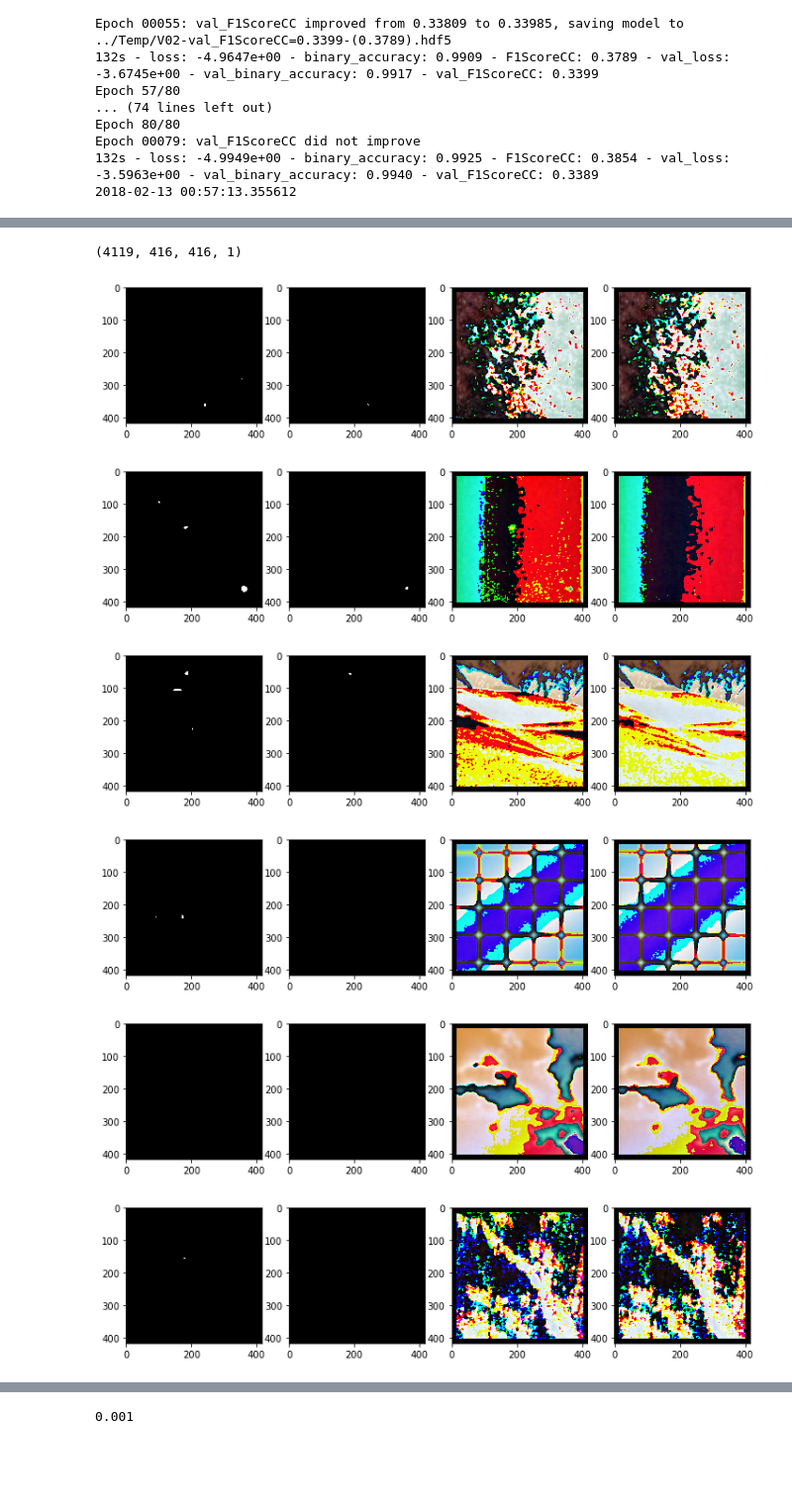
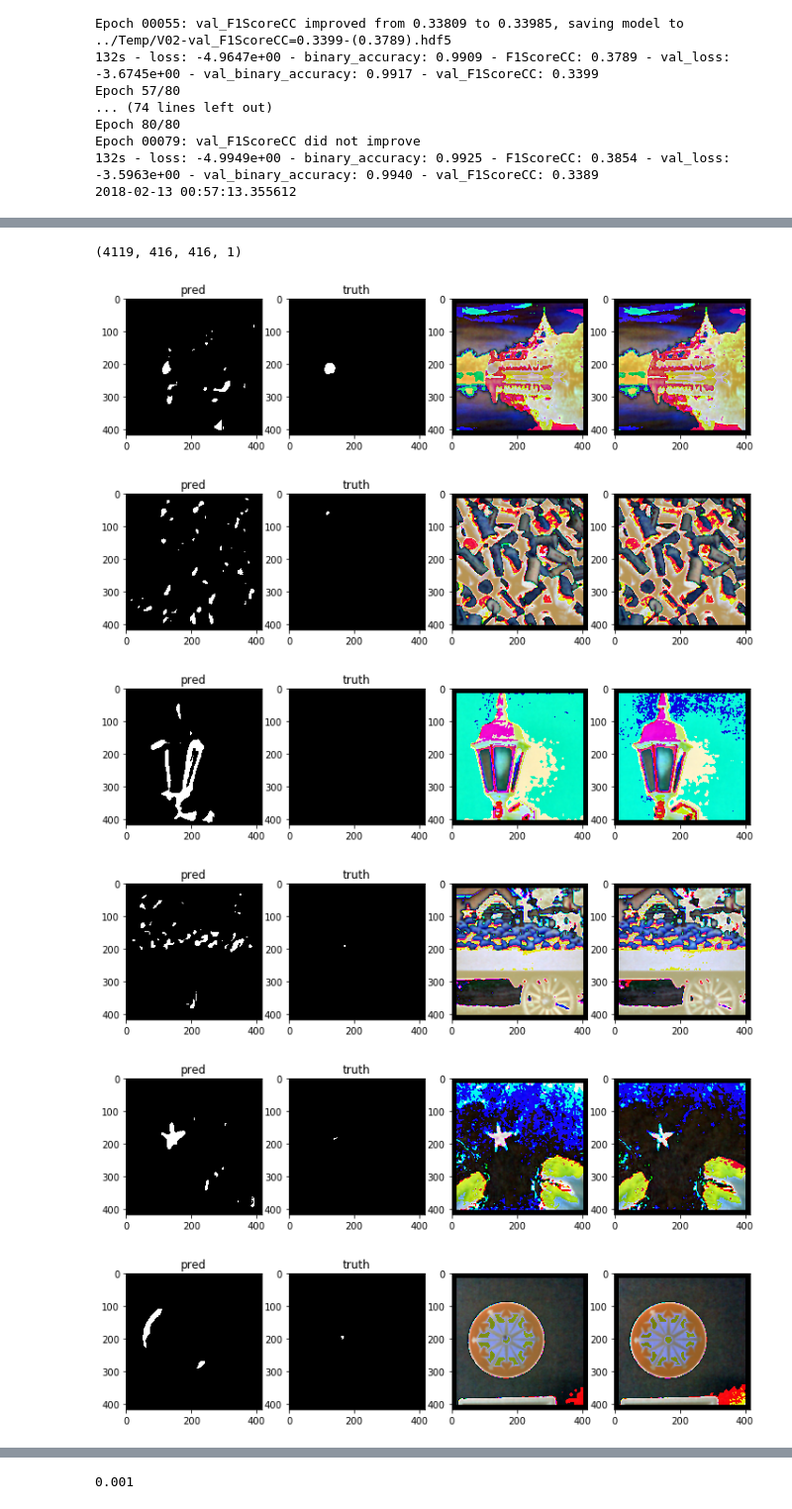
Before and after one commit to SorokinV/2018-TopCoder-Konika-Minolta, a Jupyter notebook: Jupyter/CM-V02-NET.ipynb, the cells around one changed output, grey strips where cells are left out. Shown at 99% size. Cells and saved outputs as stored; diff of their text form; code cells hidden in the pictures; blank space fills up the shorter version.

```diff
--- a/Jupyter/CM-V02-NET.ipynb
+++ b/Jupyter/CM-V02-NET.ipynb
@@ -645,10 +654,11 @@ def lossYf1 (truth,pred) :
     #return( - K.log(F1ScoreCC(truth,pred) ))
     return( 1.0 - F1ScorePP(truth,pred))
 # %%
+K.clear_session()
 model10 = mergeXX((416,416,3))
-model10.compile(loss='binary_crossentropy', #lossXf1, #'binary_crossentropy',
+model10.compile(loss=lossXf1, #'binary_crossentropy',
               optimizer='adam', #sgd, #"adam", #'rmsprop',
-              metrics=['binary_accuracy',F1ScoreCC]) #['binary_accuracy']) #[fbeta_pred]) #['accuracy',fbeta_pred]) #['accuracy'])
+              metrics=['binary_accuracy',f1scoreTF]) #['binary_accuracy']) #[fbeta_pred]) #['accuracy',fbeta_pred]) #['accuracy'])
 model10.summary()
 # %% [output]
 ____________________________________________________________________________________________________
@@ -724,7 +734,7 @@ Epoch 00079: val_F1ScoreCC did not improve
 # %%
 print(datetime.datetime.now())
 
-epochs     = 30 #60
+epochs     = 10 #60
 verbose    = 2
 batch_size = 6
 batch_size = 16
@@ -732,18 +742,18 @@ batch_size = 16
 #################################
 
 ''' Snapshot major parameters '''
-M            =  5    # number of snapshots
-nb_epoch = T = 30    # number of epochs
-alpha_zero   = 0.003 # initial learning rate
+M            =  14    # number of snapshots
+nb_epoch = T = 100    # number of epochs
+alpha_zero   = 0.001 # initial learning rate
 
 snapshot = SnapshotCallbackBuilder(T, M, alpha_zero)
 
 ################################
 
 
-metric     = 'F1ScoreCC'
+metric     = 'f1scoreTF'
 
-path       = YY.shape[0] #750
+path       = 500 #YY.shape[0] #750
 
 filepath="../Temp/V02-val_"+metric+"={val_"+metric+":.4f}-({"+metric+":.4f}).hdf5"
 #checkpoint1 = ModelCheckpoint(filepath, monitor=metric,        verbose=1, save_best_only=True, mode='max')
@@ -755,8 +765,8 @@ reduce_lr2     = ReduceLROnPlateau(monitor='loss',     factor=0.1,patience=2, mi
 
 early_stopping = EarlyStopping(monitor='val_loss',     patience=8,min_delta=0.0001,verbose=1)
 
-#hist1  = model10.fit([X1[:path],X2[:path]],YY[:path],
-hist1  = model10.fit([X1,X2],YY,
+hist1  = model10.fit([X1[:path],X2[:path]],YY[:path],
+#hist1  = model10.fit([X1,X2],YY,
                     epochs=epochs,
                     batch_size=batch_size,
                     validation_split=0.20,
@@ -798,20 +808,20 @@ if 1 :
 # %%
-LL = range(122,140)
+LL = range(3100,3110)
 th = 0.999
 print(PP.shape)
 for NN in LL :
     plt.figure(figsize=(12,5))
     ppp = PP[NN].reshape(PP.shape[1:-1]).copy(); ppp[ppp>=th] = 1.0; ppp[ppp<th] = 0.0;
-    plt.subplot(1,4,1);  plt.imshow(ppp,'gray');
-    plt.subplot(1,4,2);  plt.imshow(YY[NN].reshape(YY.shape[1:-1]),'gray');
+    plt.subplot(1,4,1);  plt.imshow(ppp,'gray'); plt.title('pred')
+    plt.subplot(1,4,2);  plt.imshow(YY[NN].reshape(YY.shape[1:-1]),'gray');  plt.title('truth')
     plt.subplot(1,4,3);  plt.imshow(X1[NN]);
     plt.subplot(1,4,4);  plt.imshow(X2[NN]);
     plt.show()
 # %% [output]
 (4119, 416, 416, 1)
-[figure, old version]
+[figure, new version]
-[figure, old version]
+[figure, new version]
-[figure, old version]
+[figure, new version]
-[figure, old version]
+[figure, new version]
-[figure, old version]
+[figure, new version]
-[figure, old version]
+[figure, new version]
```
Also changed, not shown: parts of 11 cells of this notebook, 1 other file.
